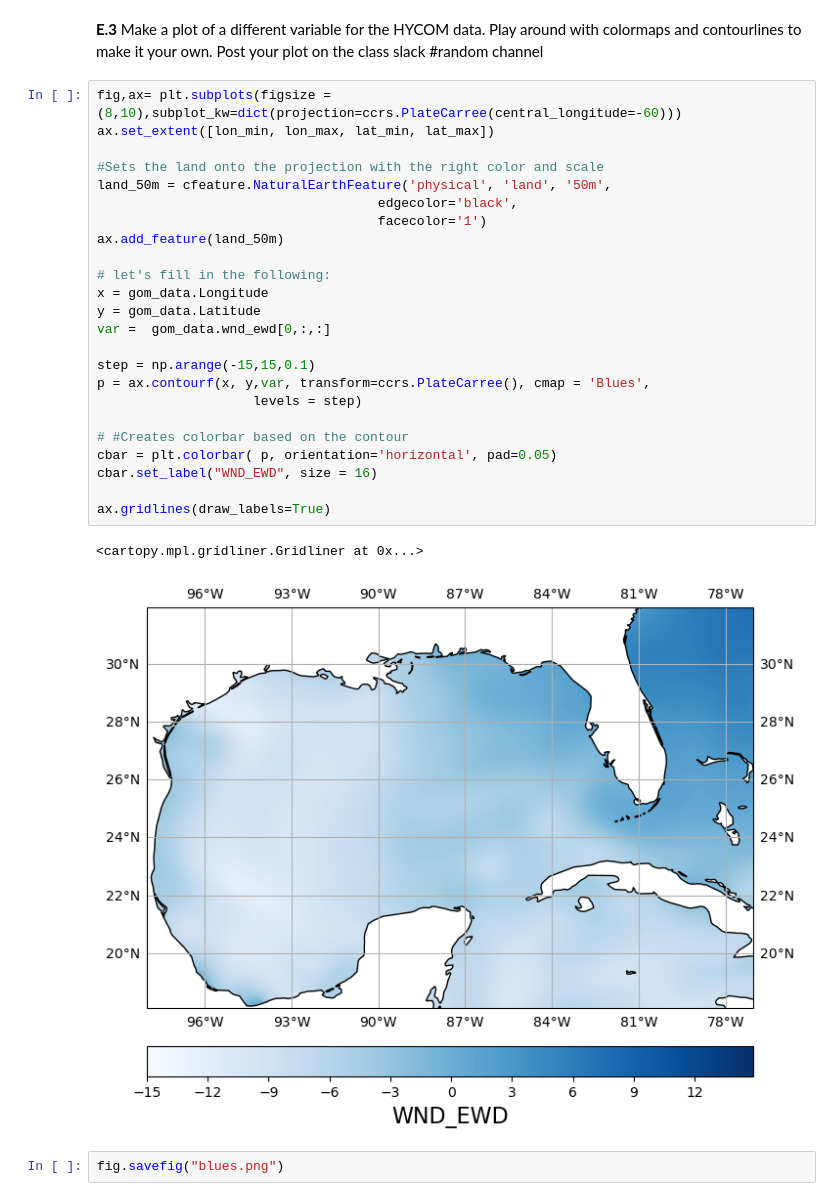
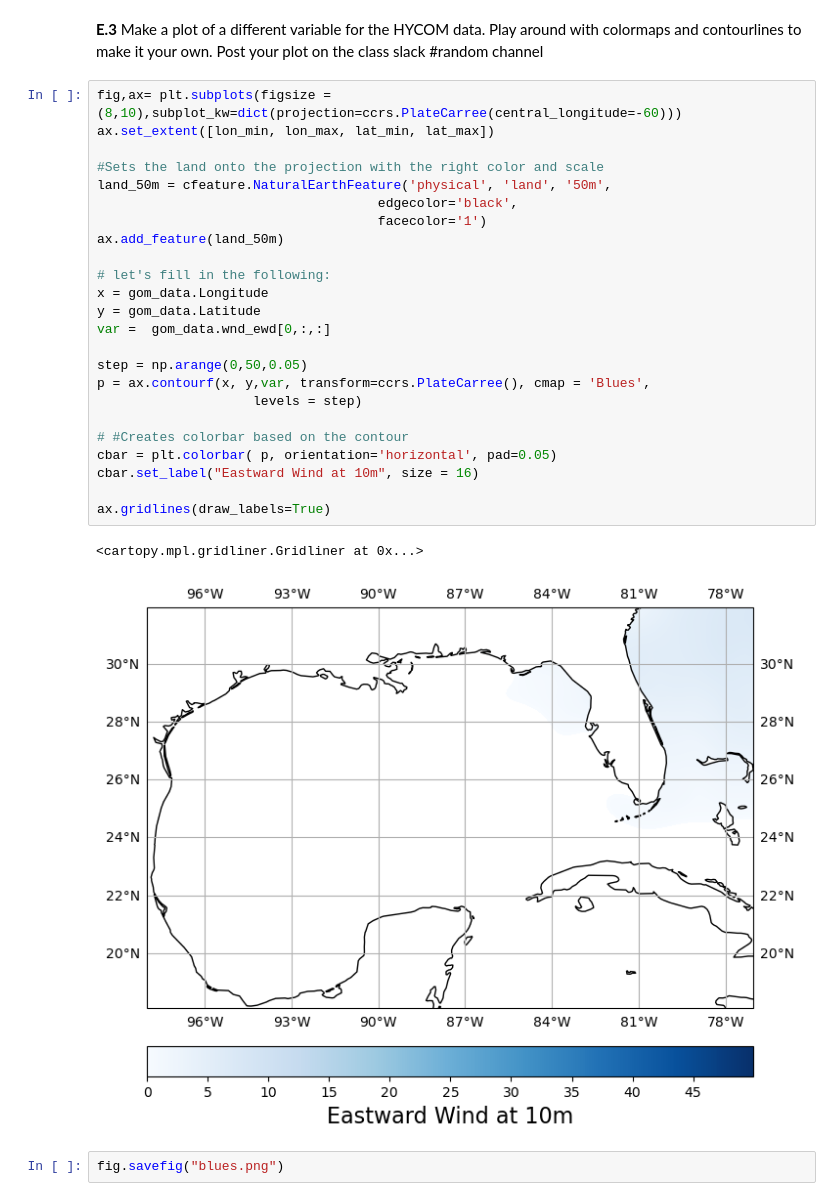
Before and after one commit to chsharrison/Sci_comp_F24, a Jupyter notebook: Zachary_Laird/Lab6.2_F24_cartopy..ipynb, the cells around one changed output. Drawn from its saved outputs; the diff is of its cells as text.

```diff
--- a/Zachary_Laird/Lab6.2_F24_cartopy..ipynb
+++ b/Zachary_Laird/Lab6.2_F24_cartopy..ipynb
@@ -321,30 +324,30 @@ ax.gridlines(draw_labels=True)
 # %%
 fig,ax= plt.subplots(figsize =(8,10),subplot_kw=dict(projection=ccrs.PlateCarree(central_longitude=-60)))
 ax.set_extent([lon_min, lon_max, lat_min, lat_max])
 
 #Sets the land onto the projection with the right color and scale
 land_50m = cfeature.NaturalEarthFeature('physical', 'land', '50m',
                                     edgecolor='black',
                                     facecolor='1')
 ax.add_feature(land_50m)
 
 # let's fill in the following:
 x = gom_data.Longitude
 y = gom_data.Latitude
 var =  gom_data.wnd_ewd[0,:,:]
 
-step = np.arange(-15,15,0.1)
+step = np.arange(0,50,0.05)
 p = ax.contourf(x, y,var, transform=ccrs.PlateCarree(), cmap = 'Blues',
                     levels = step)
 
 # #Creates colorbar based on the contour
 cbar = plt.colorbar( p, orientation='horizontal', pad=0.05)
-cbar.set_label("WND_EWD", size = 16)
+cbar.set_label("Eastward Wind at 10m", size = 16)
 
 ax.gridlines(draw_labels=True)
 # %% [output]
 <cartopy.mpl.gridliner.Gridliner at 0x...>
-[figure, old version]
+[figure, new version]
 # %%
 fig.savefig("blues.png")
 # %% [markdown]
```
Also changed, not shown: parts of 15 cells of this notebook.
